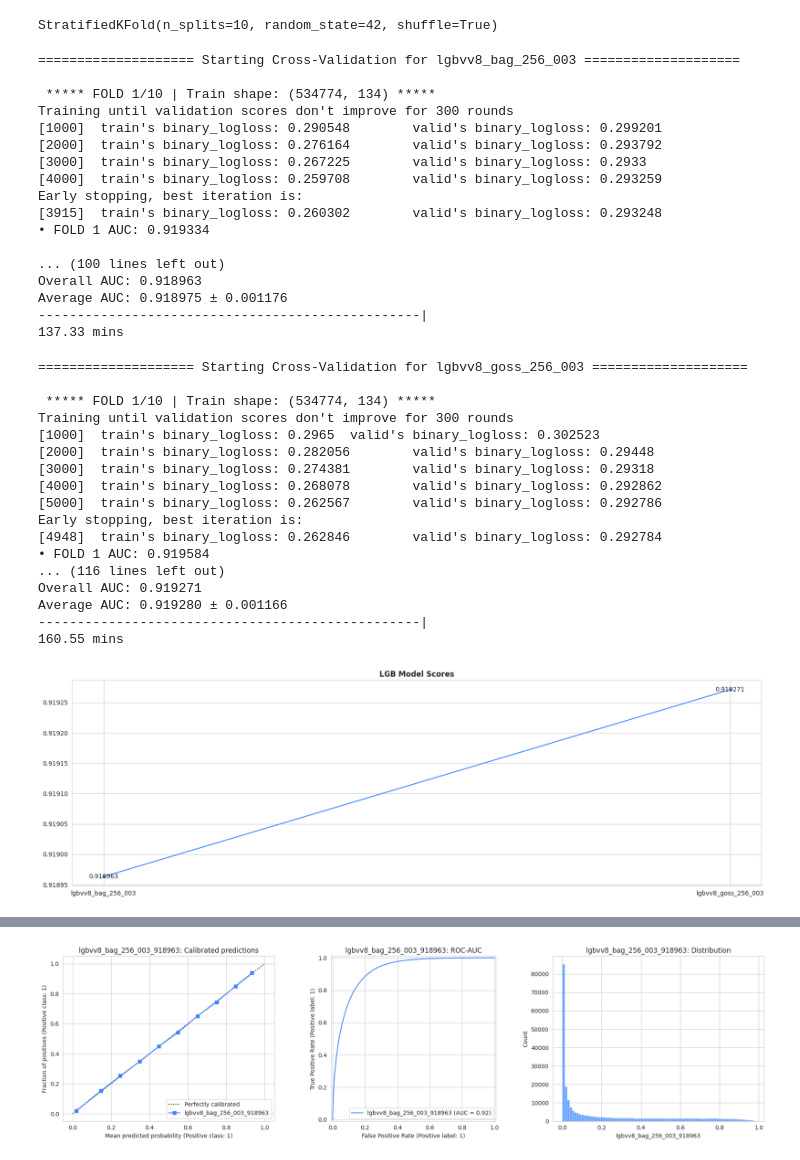
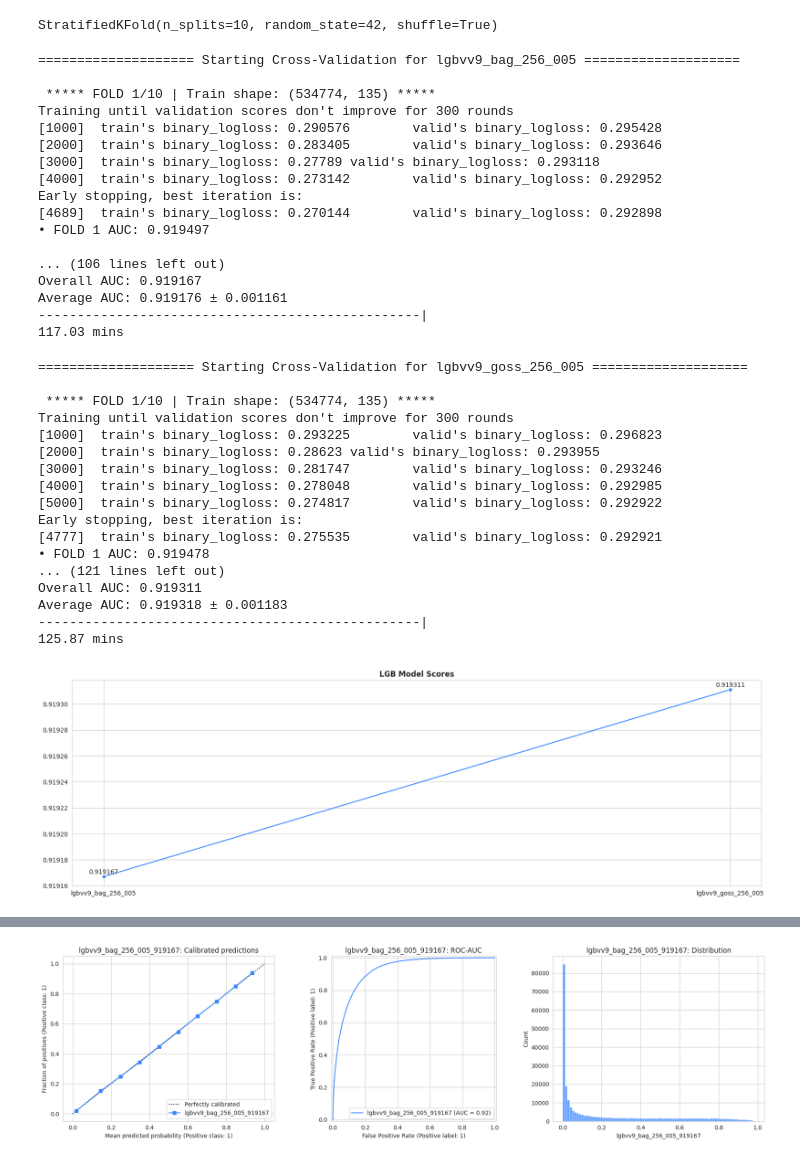
Before and after one commit to coded-sly/ps6e3-Customer-Churn, a Jupyter notebook: ps6e3-lgbm-trainer.ipynb, the cells around one changed output, grey strips where cells are left out. Cells and saved outputs as stored; diff of their text form; code cells hidden in the pictures.

Commit message:
Kaggle Notebook | ps6e3 | LGBM | Trainer | vv9_+4000bins_LR=0.005

```diff
--- a/ps6e3-lgbm-trainer.ipynb
+++ b/ps6e3-lgbm-trainer.ipynb
@@ -506,7 +506,7 @@ for col in ['TotalCharges']:
             DIGITS.append(d_n)
 
     print(f"\nCREATING E_BINS... ", end='')
-    for b in [400]: # 100, 500, 1000
+    for b in [400, 1000, 4000]: # 100, 500, 1000
         b_n = f'{col}_bin_{b}'
         print(b_n+', ', end='')
         train[b_n], edges = pd.cut(train[col], bins=b, retbins=True, include_lowest=True, labels=False)
@@ -515,7 +515,7 @@ for col in ['TotalCharges']:
         E_BINS.append(b_n)
 
     print(f"\nQUANTILE BINNING... ", end='')
-    for q in [1000]: # 100, 500, 1000
+    for q in [1000, 4000]: # 100, 500, 1000
         q_n = f'{col}_Qbin_{q}'
         print(q_n+', ', end='')
         train[q_n], edges = pd.qcut(train[col], q=q, retbins=True, duplicates='drop', labels=False)
@@ -648,7 +648,7 @@ for col in ['tenure']:
             DIGITS.append(d_n)
 
     print(f"\nEQUAL BINNING... ", end='')
-    for b in [10, 50]: # 10, 50, 100
+    for b in [12]: # 10, 50
         b_n = f'{col}_bin_{b}'
         print(b_n+', ', end='')
         # Fit on train data and transform both train and test
@@ -658,7 +658,7 @@ for col in ['tenure']:
         E_BINS.append(b_n)
 
     print(f"\nQUANTILE BINNING... ", end='')
-    for q in [10, 50]: # 10, 50, 100
+    for q in [12]: # 10, 50
         q_n = f'{col}_Qbin_{q}'
         print(q_n+', ', end='')
         train[q_n], edges = pd.qcut(train[col], q=q, retbins=True, duplicates='drop', labels=False)
@@ -1495,8 +1496,8 @@ StratifiedKFold(n_splits=10, random_state=42, shuffle=True)
 # %%
 M_NAME = f"{version_name}bag_"
 
-LR = 0.003
-# DEPTH = 6
+LR = 0.005
+DEPTH = 7
 LEAVES = 256
 
 PARAMS = {
@@ -1506,7 +1507,7 @@ PARAMS = {
     'eval_metric': 'auc',
     'learning_rate': LR,
     'max_leaves': LEAVES,
-    # 'max_depth': DEPTH,
+    'max_depth': DEPTH,
     'subsample': 0.6,
     'colsample_bytree': 0.3,
     'reg_lambda': 1.0,
@@ -1529,7 +1530,7 @@ PARAMS = {
 #     cats=CATS+DIGITS+['cat_tenure'],
 # )
 
-VALUES = [LR]
+VALUES = [0.005]
 
 for value in VALUES:
     PARAMS['learning_rate'] = value
@@ -1545,23 +1546,23 @@ for value in VALUES:
         cats=CATS+DIGITS+['cat_tenure'],
     )
 # %% [output]
-==================== Starting Cross-Validation for lgbvv8_bag_256_003 ====================
+==================== Starting Cross-Validation for lgbvv9_bag_256_005 ====================
 
- ***** FOLD 1/10 | Train shape: (534774, 134) *****
+ ***** FOLD 1/10 | Train shape: (534774, 135) *****
 Training until validation scores don't improve for 300 rounds
-[1000]  train's binary_logloss: 0.290548        valid's binary_logloss: 0.299201
-[2000]  train's binary_logloss: 0.276164        valid's binary_logloss: 0.293792
-[3000]  train's binary_logloss: 0.267225        valid's binary_logloss: 0.2933
-[4000]  train's binary_logloss: 0.259708        valid's binary_logloss: 0.293259
+[1000]  train's binary_logloss: 0.290576        valid's binary_logloss: 0.295428
+[2000]  train's binary_logloss: 0.283405        valid's binary_logloss: 0.293646
+[3000]  train's binary_logloss: 0.27789 valid's binary_logloss: 0.293118
+[4000]  train's binary_logloss: 0.273142        valid's binary_logloss: 0.292952
 Early stopping, best iteration is:
-[3915]  train's binary_logloss: 0.260302        valid's binary_logloss: 0.293248
-• FOLD 1 AUC: 0.919334
+[4689]  train's binary_logloss: 0.270144        valid's binary_logloss: 0.292898
+• FOLD 1 AUC: 0.919497
 
-... (100 lines left out)
-Overall AUC: 0.918963
-Average AUC: 0.918975 ± 0.001176
+... (106 lines left out)
+Overall AUC: 0.919167
+Average AUC: 0.919176 ± 0.001161
 -------------------------------------------------|
-137.33 mins
+117.03 mins
 # %%
 M_NAME = f"{version_name}goss_"
 
@@ -1576,7 +1577,7 @@ PARAMS = {
     'eval_metric': 'auc',
     'learning_rate': LR,
     'max_leaves': LEAVES,
-    # 'max_depth': DEPTH,
+    'max_depth': DEPTH,
     # 'subsample': 1.0,
     'colsample_bytree': 0.1,
     'reg_lambda': 0.5,
@@ -1613,44 +1614,44 @@ for value in VALUES:
         cats=CATS+DIGITS+['cat_tenure'],
     )
 # %% [output]
-==================== Starting Cross-Validation for lgbvv8_goss_256_003 ====================
+==================== Starting Cross-Validation for lgbvv9_goss_256_005 ====================
 
- ***** FOLD 1/10 | Train shape: (534774, 134) *****
+ ***** FOLD 1/10 | Train shape: (534774, 135) *****
 Training until validation scores don't improve for 300 rounds
-[1000]  train's binary_logloss: 0.2965  valid's binary_logloss: 0.302523
-[2000]  train's binary_logloss: 0.282056        valid's binary_logloss: 0.29448
-[3000]  train's binary_logloss: 0.274381        valid's binary_logloss: 0.29318
-[4000]  train's binary_logloss: 0.268078        valid's binary_logloss: 0.292862
-[5000]  train's binary_logloss: 0.262567        valid's binary_logloss: 0.292786
+[1000]  train's binary_logloss: 0.293225        valid's binary_logloss: 0.296823
+[2000]  train's binary_logloss: 0.28623 valid's binary_logloss: 0.293955
+[3000]  train's binary_logloss: 0.281747        valid's binary_logloss: 0.293246
+[4000]  train's binary_logloss: 0.278048        valid's binary_logloss: 0.292985
+[5000]  train's binary_logloss: 0.274817        valid's binary_logloss: 0.292922
 Early stopping, best iteration is:
-[4948]  train's binary_logloss: 0.262846        valid's binary_logloss: 0.292784
-• FOLD 1 AUC: 0.919584
-... (116 lines left out)
-Overall AUC: 0.919271
-Average AUC: 0.919280 ± 0.001166
+[4777]  train's binary_logloss: 0.275535        valid's binary_logloss: 0.292921
+• FOLD 1 AUC: 0.919478
+... (121 lines left out)
+Overall AUC: 0.919311
+Average AUC: 0.919318 ± 0.001183
 -------------------------------------------------|
-160.55 mins
+125.87 mins
 # %%
 ## -- Get Scores --
 all_model_scores = {}
 
 for k, v in all_model_predictions.items():
     for x, y in v.items():
         if x == 'score':
             all_model_scores[k] = y
 
 plt.figure(figsize=(20, 6))
 sns.lineplot(all_model_scores, marker='o')
 # pd.Series(all_model_scores).plot(marker='o')
 plt.title('LGB Model Scores', fontweight='semibold')
 plt.tick_params('x', rotation=0)
 
 for i, score in enumerate(all_model_scores.values()):
-    plt.text(float(i), score+1e-6, score, ha='center', va='center_baseline')
+    plt.text(float(i), score+4e-6, score, ha='center', va='center_baseline')
 
 plt.show()
 # %% [output]
-[figure, old version]
+[figure, new version]
 # %%
 ## -- Get oof outputs --
 all_model_oof = pd.DataFrame()
```
Also changed, not shown: parts of 14 cells of this notebook.
